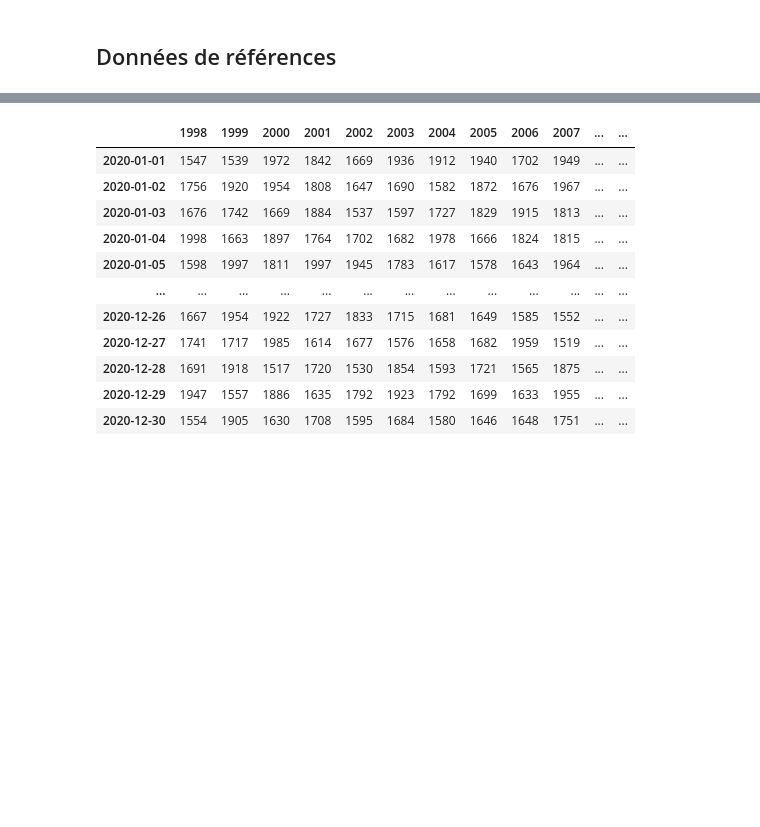
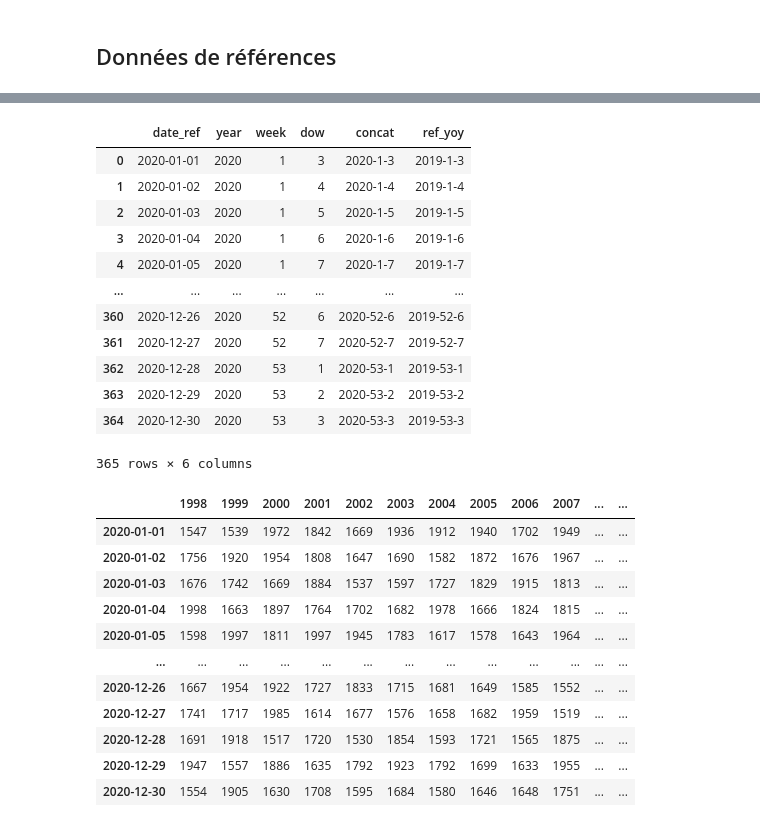
Before and after one commit to makiwara-fr/covid19-analyse, a Jupyter notebook: fr_deaths.ipynb, the cells around one changed output, grey strips where cells are left out. Saved outputs shown, nothing was run; the diff lists cells and outputs as text; code cells hidden in the pictures; blank space fills up the shorter version.

```diff
--- a/fr_deaths.ipynb
+++ b/fr_deaths.ipynb
@@ -124,0 +193,16 @@ df_wp
+# %%
+df_histo
+# %% [output]
+|  | date_ref | year | week | dow | concat | ref_yoy |
+| 0 | 2020-01-01 | 2020 | 1 | 3 | 2020-1-3 | 2019-1-3 |
+| 1 | 2020-01-02 | 2020 | 1 | 4 | 2020-1-4 | 2019-1-4 |
+| 2 | 2020-01-03 | 2020 | 1 | 5 | 2020-1-5 | 2019-1-5 |
+| 3 | 2020-01-04 | 2020 | 1 | 6 | 2020-1-6 | 2019-1-6 |
+| 4 | 2020-01-05 | 2020 | 1 | 7 | 2020-1-7 | 2019-1-7 |
+| ... | ... | ... | ... | ... | ... | ... |
+| 360 | 2020-12-26 | 2020 | 52 | 6 | 2020-52-6 | 2019-52-6 |
+| 361 | 2020-12-27 | 2020 | 52 | 7 | 2020-52-7 | 2019-52-7 |
+| 362 | 2020-12-28 | 2020 | 53 | 1 | 2020-53-1 | 2019-53-1 |
+| 363 | 2020-12-29 | 2020 | 53 | 2 | 2020-53-2 | 2019-53-2 |
+| 364 | 2020-12-30 | 2020 | 53 | 3 | 2020-53-3 | 2019-53-3 |
+365 rows × 6 columns
```
Also changed, not shown: parts of 9 cells of this notebook, 2 other files.
